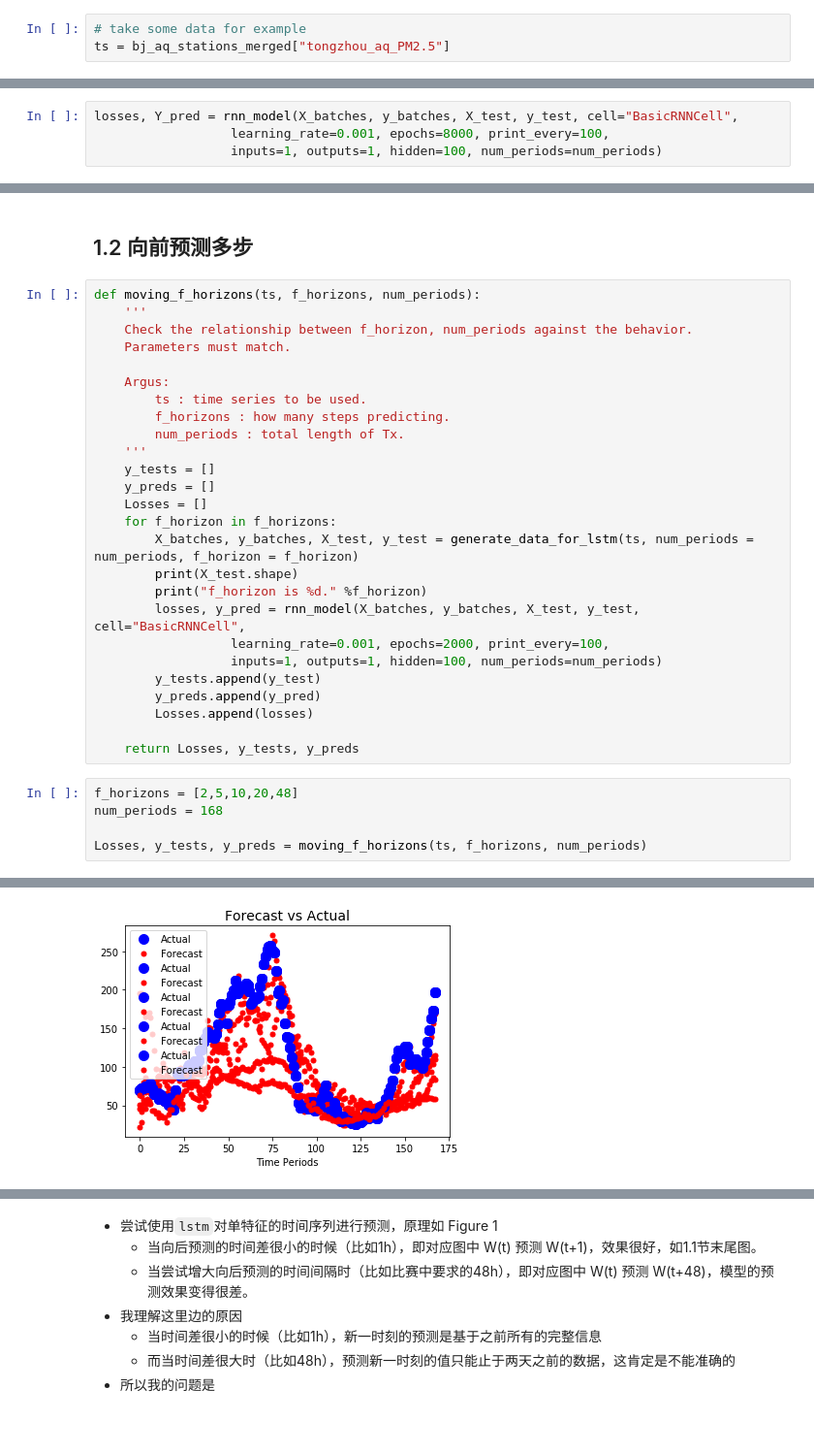
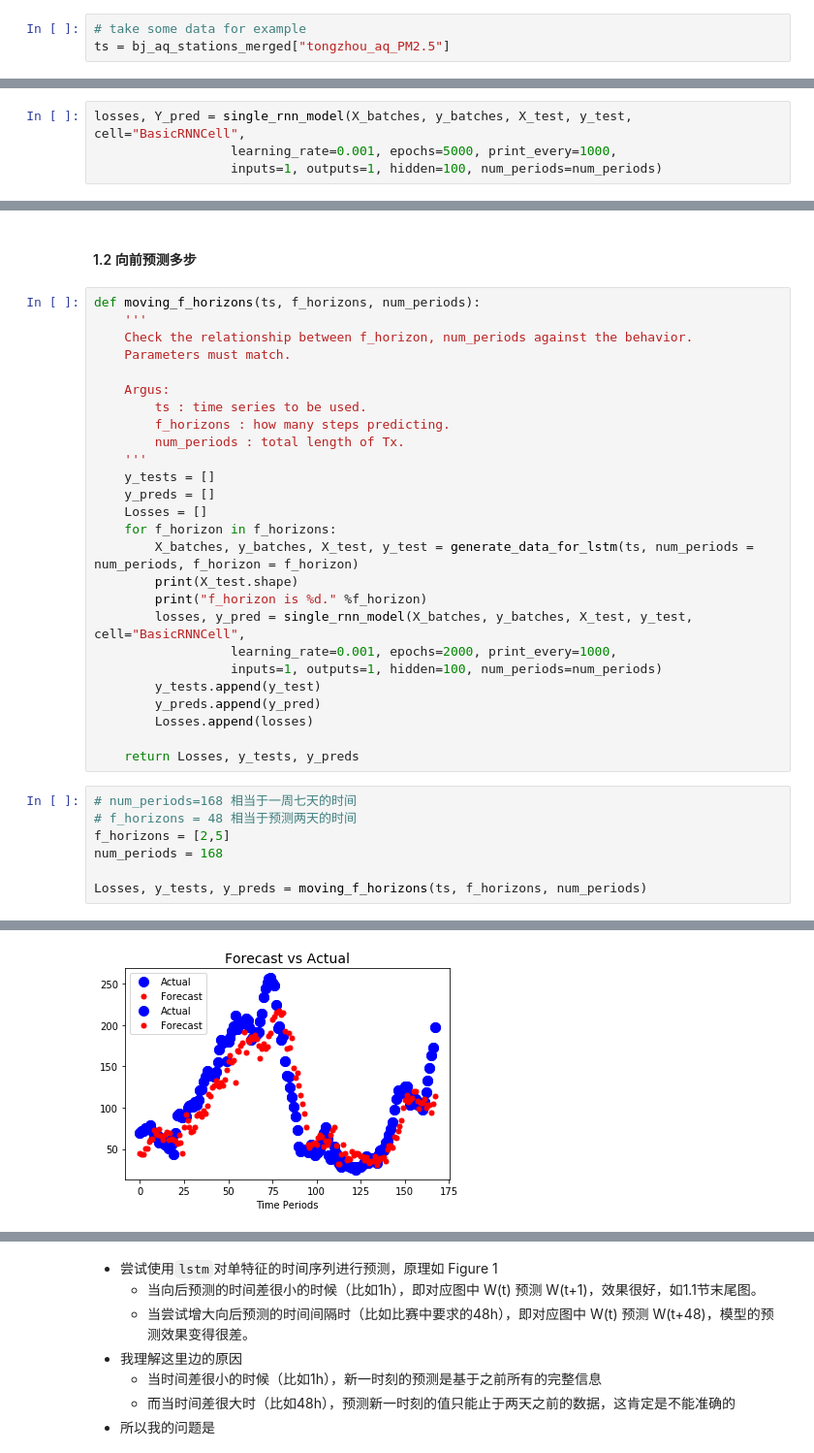
Before and after one commit to txytju/air-quality-prediction, a Jupyter notebook: lstm.ipynb, the cells around one changed output, grey strips where cells are left out. Shown: that part at 97% size. Drawn from its saved outputs; the diff is of its cells as text; blank space fills up the shorter version.

Commit message:
[lstm] lstm model not done.

```diff
--- a/lstm.ipynb
+++ b/lstm.ipynb
@@ -51,5 +70,5 @@ training data x shape :  (343, 30, 1)
 # %%
-losses, Y_pred = rnn_model(X_batches, y_batches, X_test, y_test, cell="BasicRNNCell",
-                  learning_rate=0.001, epochs=8000, print_every=100,
+losses, Y_pred = single_rnn_model(X_batches, y_batches, X_test, y_test, cell="BasicRNNCell",
+                  learning_rate=0.001, epochs=5000, print_every=1000,
                   inputs=1, outputs=1, hidden=100, num_periods=num_periods)
 # %% [output]
@@ -74,5 +81,5 @@ losses, Y_pred = rnn_model(X_batches, y_batches, X_test, y_test, cell="BasicRNNC
 # %% [markdown]
-## 1.2 向前预测多步
+#### 1.2 向前预测多步
 # %%
 def moving_f_horizons(ts, f_horizons, num_periods):
     '''
@@ -91,8 +98,8 @@ def moving_f_horizons(ts, f_horizons, num_periods):
         X_batches, y_batches, X_test, y_test = generate_data_for_lstm(ts, num_periods = num_periods, f_horizon = f_horizon)
         print(X_test.shape)
         print("f_horizon is %d." %f_horizon)
-        losses, y_pred = rnn_model(X_batches, y_batches, X_test, y_test, cell="BasicRNNCell",
-                  learning_rate=0.001, epochs=2000, print_every=100,
+        losses, y_pred = single_rnn_model(X_batches, y_batches, X_test, y_test, cell="BasicRNNCell",
+                  learning_rate=0.001, epochs=2000, print_every=1000,
                   inputs=1, outputs=1, hidden=100, num_periods=num_periods)
         y_tests.append(y_test)
         y_preds.append(y_pred)
@@ -100,7 +107,9 @@ def moving_f_horizons(ts, f_horizons, num_periods):
 
     return Losses, y_tests, y_preds
 # %%
-f_horizons = [2,5,10,20,48]
+# num_periods=168 相当于一周七天的时间
+# f_horizons = 48 相当于预测两天的时间
+f_horizons = [2,5]
 num_periods = 168
 
 Losses, y_tests, y_preds = moving_f_horizons(ts, f_horizons, num_periods)
@@ -125,4 +133,4 @@ f_horizon is 2.
-[figure, old version]
+[figure, new version]
 # %%
 for i in range(len(Losses)):
 
```
Also changed, not shown: parts of 25 cells of this notebook, 3 other files.
